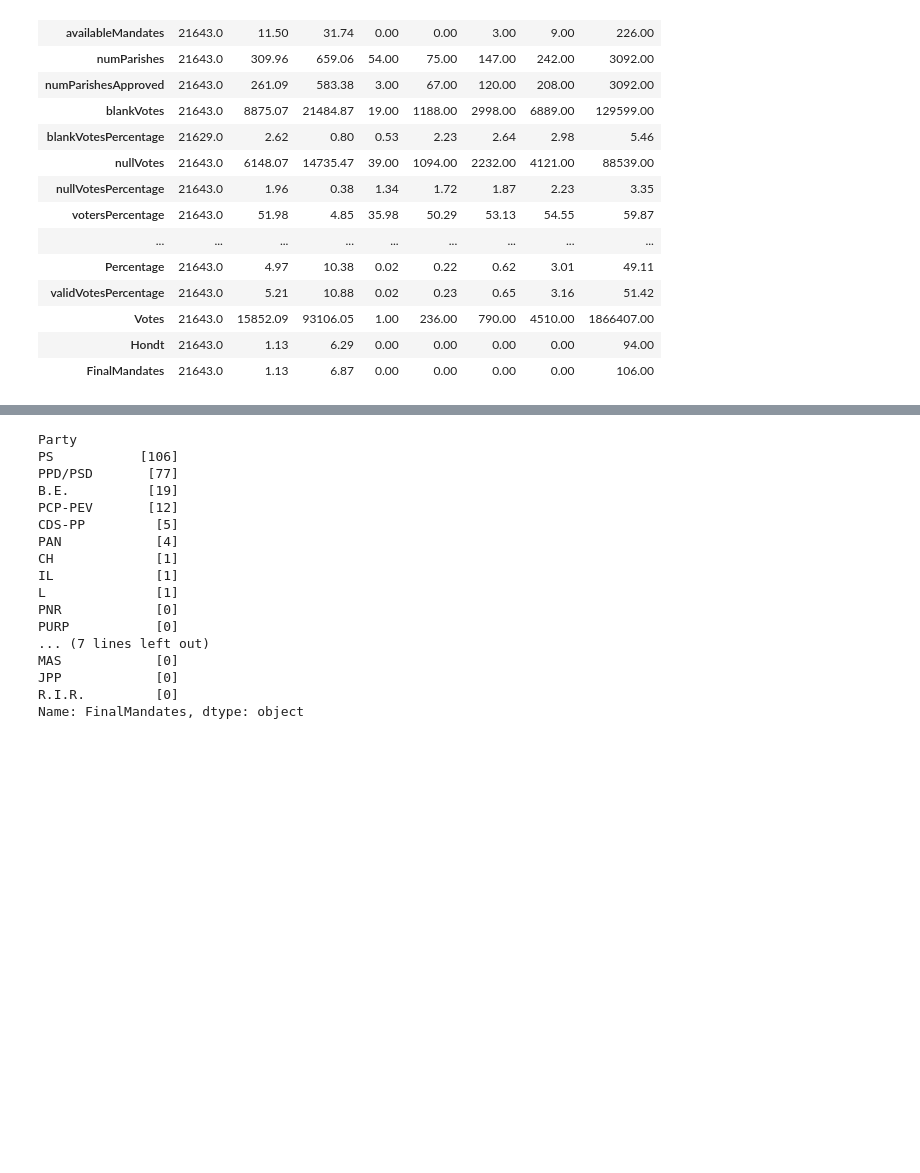
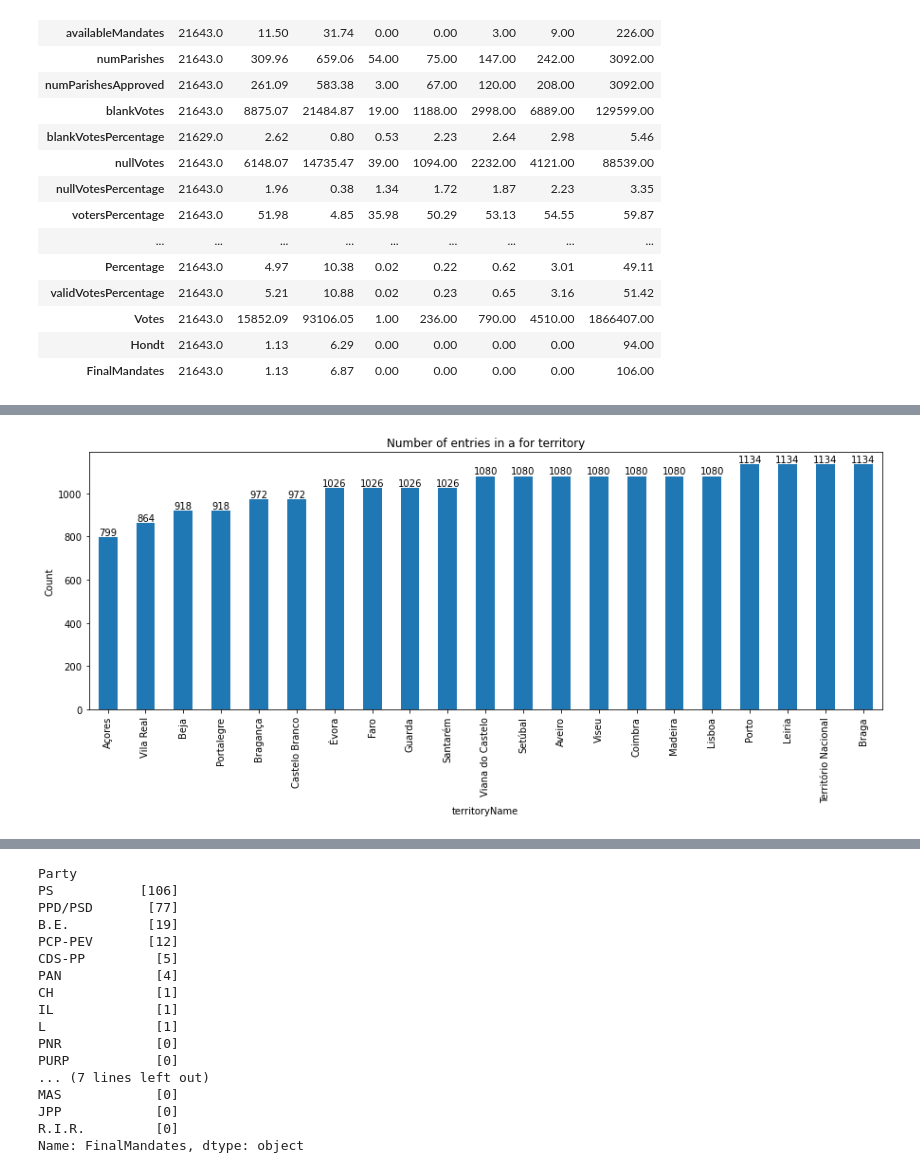
Before and after one commit to sreeh4ri/ictk_projects, a Jupyter notebook: projects/Final-Project/final-project.ipynb, the cells around one changed output, grey strips where cells are left out. Saved outputs shown, nothing was run; the diff lists cells and outputs as text; code cells hidden in the pictures; blank space fills up the shorter version.

```diff
--- a/projects/Final-Project/final-project.ipynb
+++ b/projects/Final-Project/final-project.ipynb
@@ -150,0 +352,8 @@ ucdata.describe().T.round(2)
+# %%
+# territoryName analysis
+plt.figure(figsize=(15,5))
+ax = ucdata.groupby('territoryName').size().sort_values().plot(kind = 'bar', ylabel = 'Count', title = "Number of entries in a for territory")
+ax.bar_label(ax.containers[0])
+plt.show()
+# %% [output]
+[figure, added]
```
Also changed, not shown: parts of 121 cells of this notebook.
